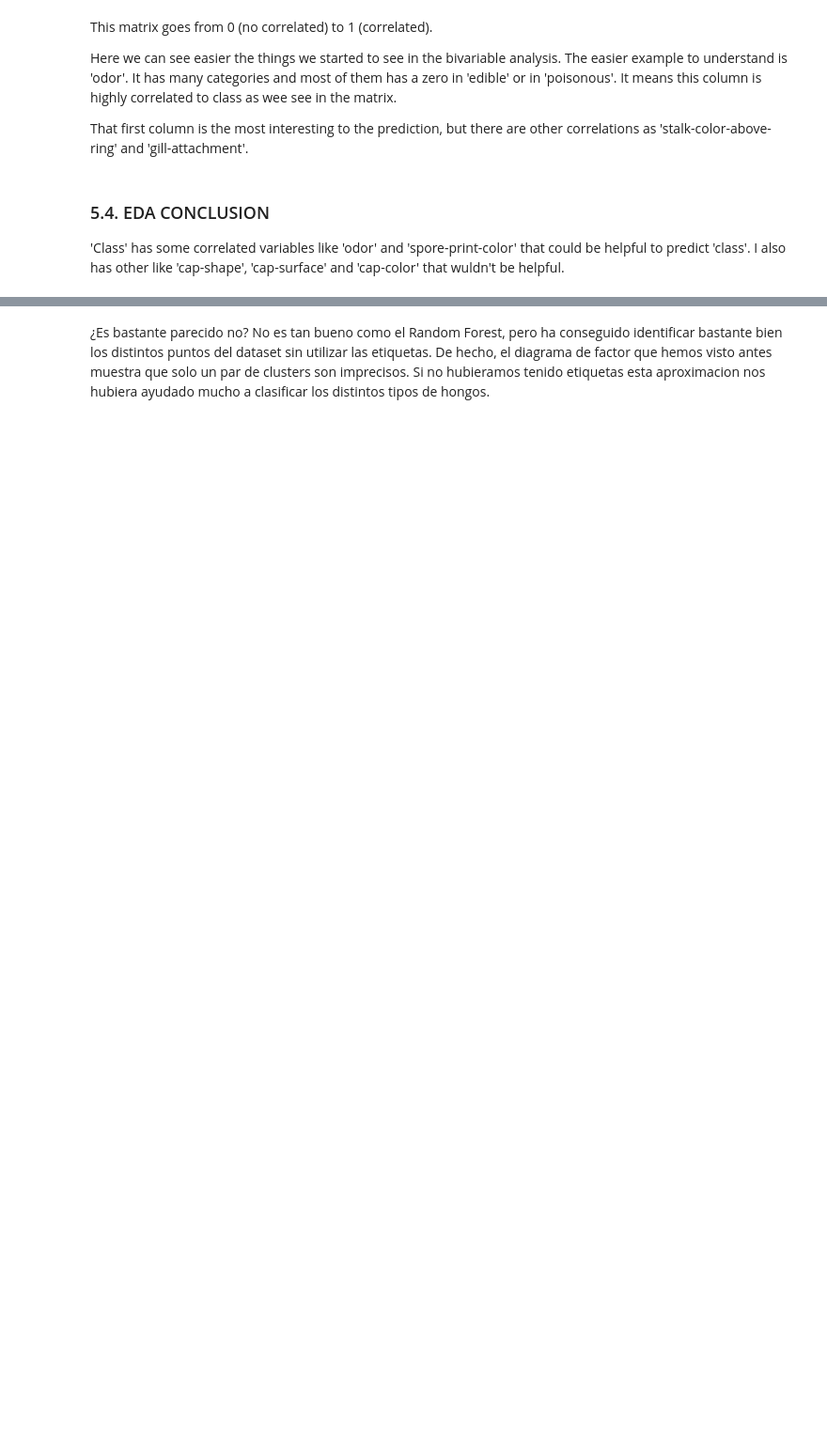
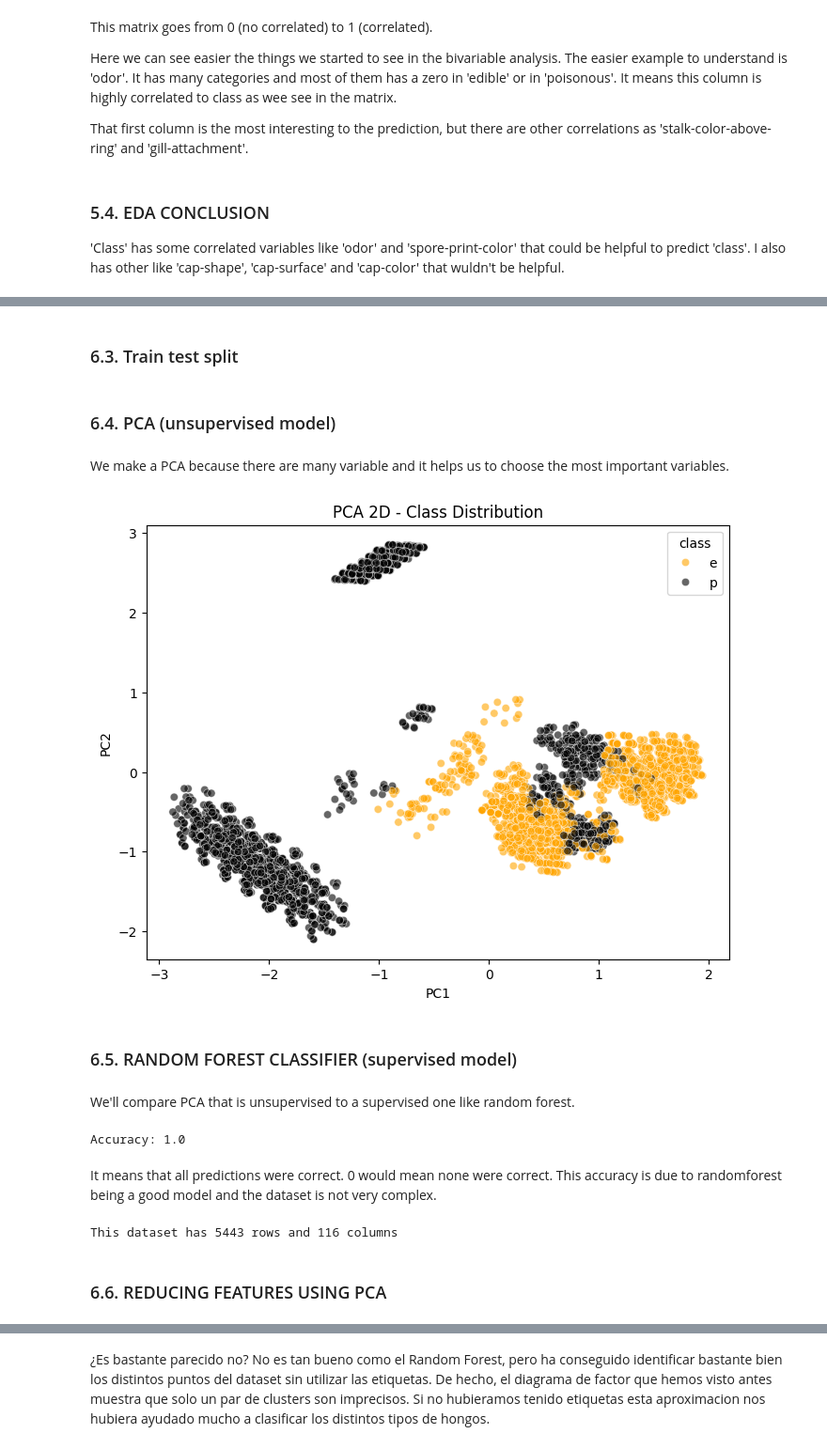
Before and after one commit to rociolozanocaro/unsupervised_modeling, a Jupyter notebook: notebooks/p9_unsupervised_rocio.ipynb, the cells around one changed output, grey strips where cells are left out. Shown at 94% size. Saved outputs shown, nothing was run; the diff lists cells and outputs as text; code cells hidden in the pictures; blank space fills up the shorter version.

Commit message:
pca, rf and clustering. 2D and 3D and more, like dendogram needs to be finished

```diff
--- a/notebooks/p9_unsupervised_rocio.ipynb
+++ b/notebooks/p9_unsupervised_rocio.ipynb
@@ -598,0 +518,3 @@ Vamos a ver qué tal queda esto pintado. Para ello, repetimos el scatterplot de
+# %%
+y = df_copy['class'] #target
+X = df_copy.drop('class', axis=1) #features (all columns but 'class')
@@ -598,0 +523,51 @@ Vamos a ver qué tal queda esto pintado. Para ello, repetimos el scatterplot de
+# %%
+# One Hot Encoder (one line).
+X_encoded = pd.get_dummies(X, drop_first=False)
+# %% [markdown]
+### 6.3. Train test split
+# %%
+X_train, X_test, y_train, y_test = train_test_split(X_encoded, y, test_size=0.33, random_state=42)
+# %% [markdown]
+### 6.4. PCA (unsupervised model)
+# %% [markdown]
+We make a PCA because there are many variable and it helps us to choose the most important variables.
+# %%
+pca = PCA(n_components=2)
+pca.fit(X_train) #training data
+X_train_pca = pca.transform(X_train) #trasforming the data
+
+# Scatterplot and tags
+
+df_pca = pd.DataFrame(X_train_pca, columns=['PC1', 'PC2'])
+df_pca['class'] = y_train.values #coloring by class
+
+plt.figure(figsize=(8,6))
+sns.scatterplot(data=df_pca, x='PC1', y='PC2', hue='class', palette={'e':'orange','p':'black'}, alpha=0.6)
+plt.title("PCA 2D - Class Distribution")
+plt.show()
+# %% [output]
+[figure, added]
+# %% [markdown]
+### 6.5. RANDOM FOREST CLASSIFIER (supervised model)
+# %% [markdown]
+We'll compare PCA that is unsupervised to a supervised one like random forest.
+# %%
+# 1. Defining classifier and number of estimators
+rf = RandomForestClassifier(n_estimators=100, random_state=42)
+# 2. Training on train
+rf.fit(X_train, y_train)
+# 3. Calculating accuracy on test
+y_pred = rf.predict(X_test)
+accuracy = rf.score(X_test, y_test)
+print(f"Accuracy: {accuracy}")
+# %% [output]
+Accuracy: 1.0
+# %% [markdown]
+It means that all predictions were correct. 0 would mean none were correct.
+This accuracy is due to randomforest being a good model and the dataset is not very complex.
+# %%
+print(f"This dataset has {X_train.shape[0]} rows and {X_train.shape[1]} columns")
+# %% [output]
+This dataset has 5443 rows and 116 columns
+# %% [markdown]
+### 6.6. REDUCING FEATURES USING PCA
```
Also changed, not shown: parts of 48 cells of this notebook.
